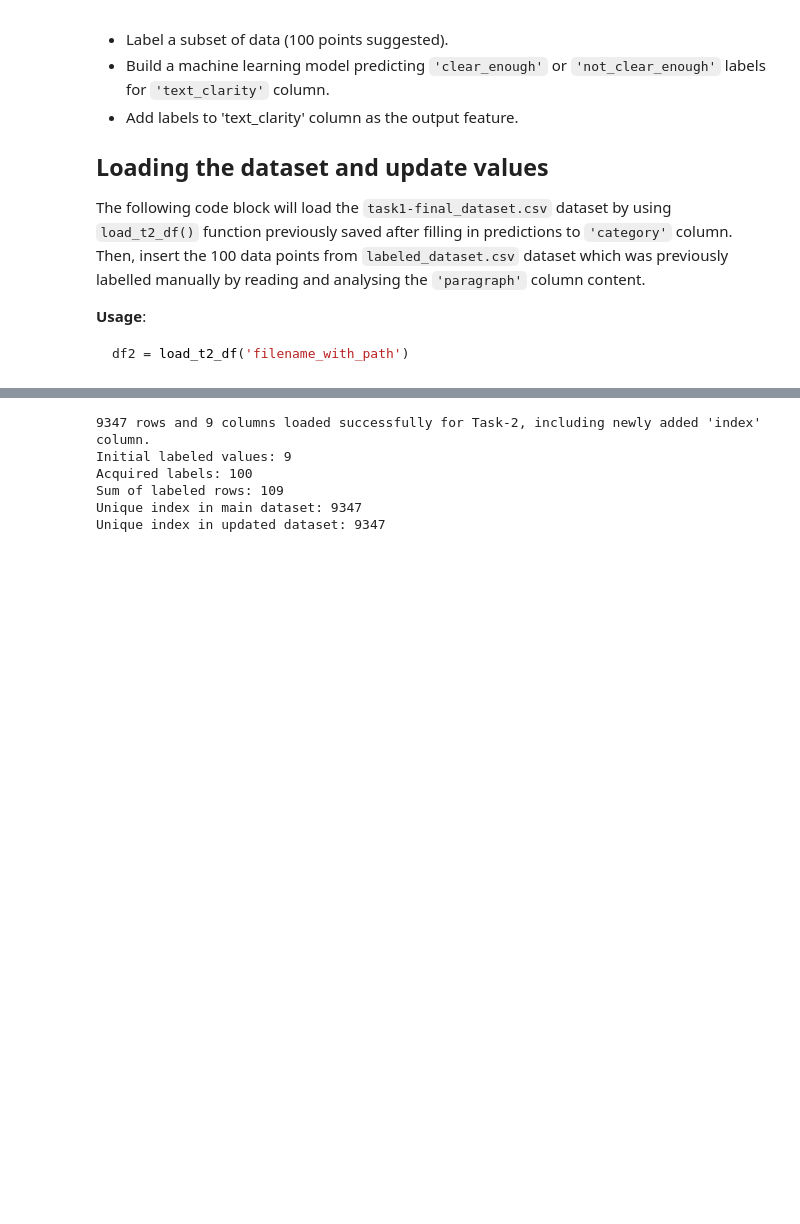
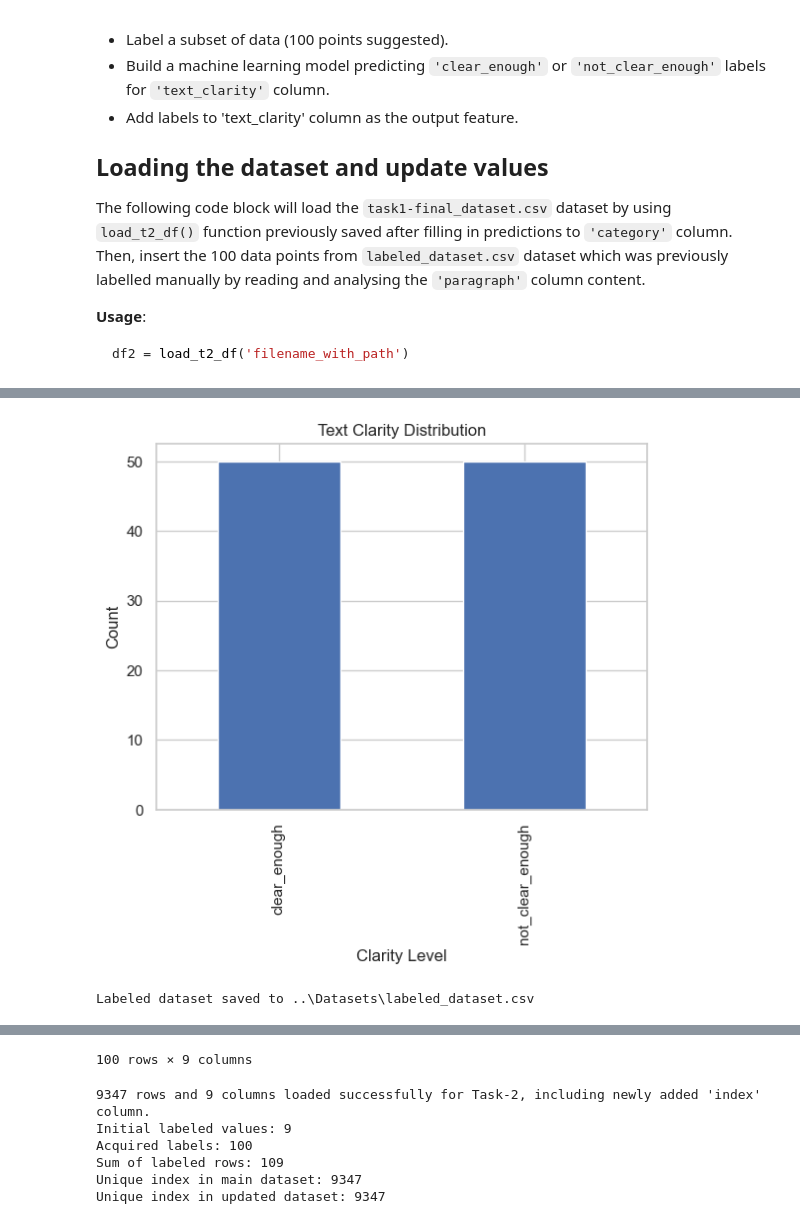
Before and after one commit to muhammedazhar/MSc-DataScience, a Jupyter notebook: COMP1804-AML/Coursework/Solutions/code_comp1804.ipynb, the cells around one changed output, grey strips where cells are left out. Drawn from its saved outputs; the diff is of its cells as text; code cells hidden in the pictures; blank space fills up the shorter version.

```diff
--- a/COMP1804-AML/Coursework/Solutions/code_comp1804.ipynb
+++ b/COMP1804-AML/Coursework/Solutions/code_comp1804.ipynb
@@ -908,0 +974,36 @@ df2 = load_t2_df('filename_with_path')
+# %%
+# Update the labeling function to handle cases with zero lexicon count
+def label_clarity_corrected(row):
+    # If lexicon count is 0, avoid division by zero by defaulting to 'clear_enough'
+    if row['lexicon_count'] == 0:
+        return 'clear_enough'
+    # Apply the original criterion with a safeguard against division by zero
+    elif row['difficult_words'] / row['lexicon_count'] > 0.25:
+        return 'not_clear_enough'
+    else:
+        return 'clear_enough'
+
+# Reapply the labeling function with the corrected logic
+selected_data.loc[:, 'text_clarity'] = selected_data.apply(label_clarity_corrected, axis=1)
+
+clarity_counts = selected_data['text_clarity'].value_counts()
+clarity_counts.plot(kind='bar')
+
+plt.title('Text Clarity Distribution')
+plt.xlabel('Clarity Level')
+plt.ylabel('Count')
+
+plt.show()
+
+import os
+
+output_path = os.path.join('..', 'Datasets', 'labeled_dataset.csv')
+selected_data.to_csv(output_path, index=False)
+
+print('Labeled dataset saved to', output_path)
+
+# Check the first few labeled rows to ensure the process is working as expected
+selected_data.head(100)
+# %% [output]
+[figure, added]
+Labeled dataset saved to ..\Datasets\labeled_dataset.csv
@@ -909,3 +1022,4 @@ df2 = load_t2_df('filename_with_path')
+100 rows × 9 columns
 # %%
 path = '../Datasets/'
 file = 'task1-final_dataset.csv'
```
Also changed, not shown: parts of 14 cells of this notebook, 5 other files.
